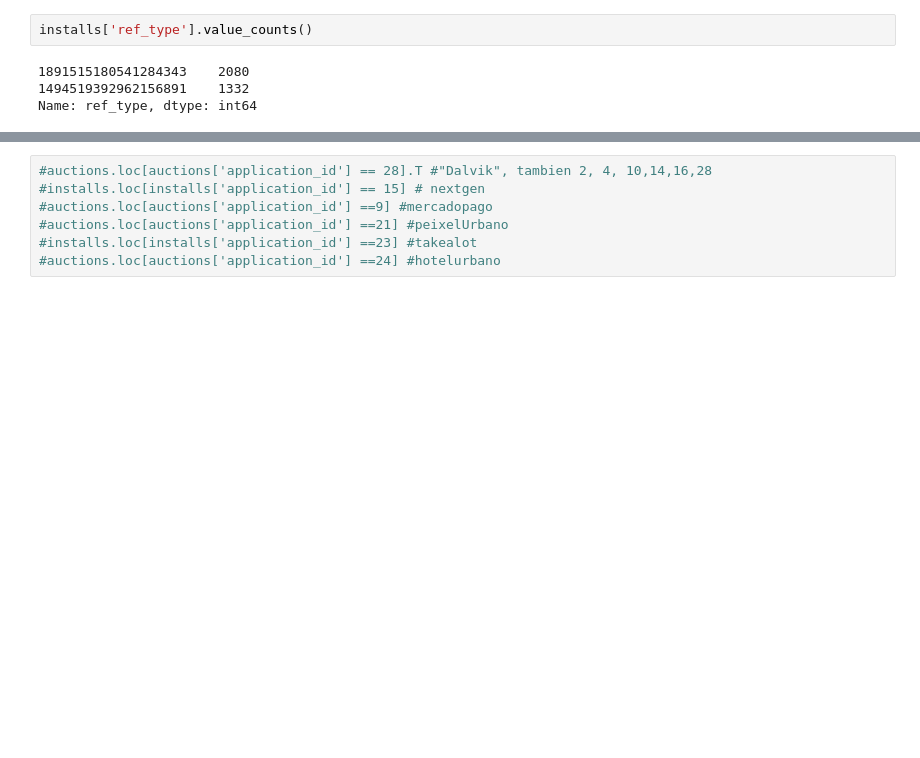
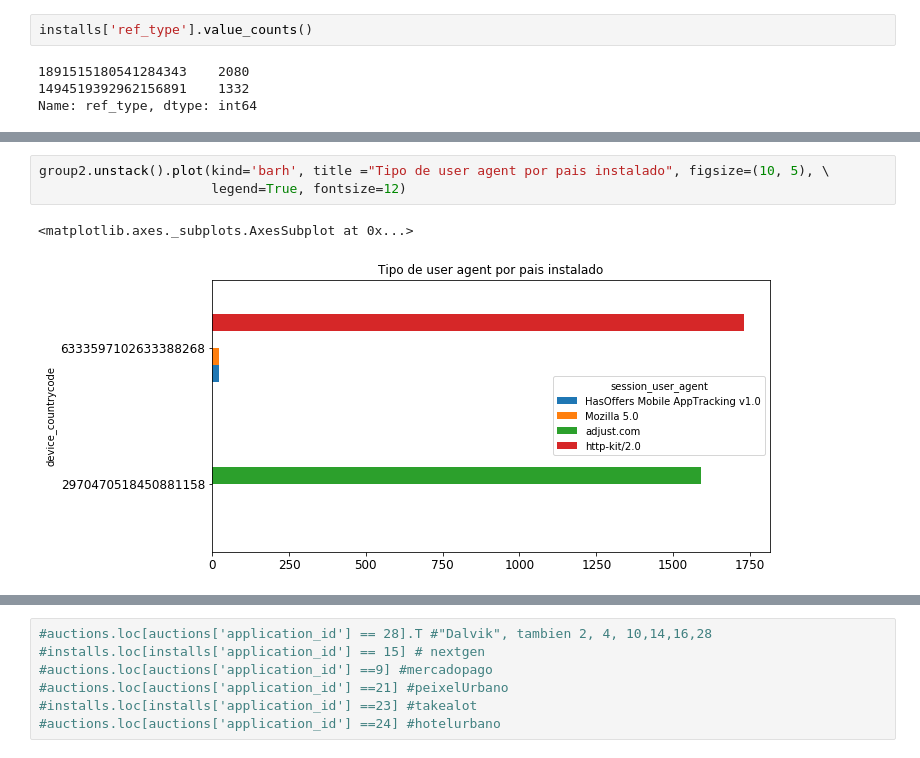
Before and after one commit to Elianagam/orgaDatosTp1, a Jupyter notebook: prueba_installs2.ipynb, the cells around one changed output, grey strips where cells are left out. Drawn from its saved outputs; the diff is of its cells as text; blank space fills up the shorter version.

```diff
--- a/prueba_installs2.ipynb
+++ b/prueba_installs2.ipynb
@@ -216,0 +141,6 @@ installs.groupby(['device_countrycode', 'session_user_agent']).agg('count')
+# %%
+group2.unstack().plot(kind='barh', title ="Tipo de user agent por pais instalado", figsize=(10, 5), \
+                      legend=True, fontsize=12)
+# %% [output]
+<matplotlib.axes._subplots.AxesSubplot at 0x...>
+[figure, added]
```
Also changed, not shown: parts of 36 cells of this notebook.
